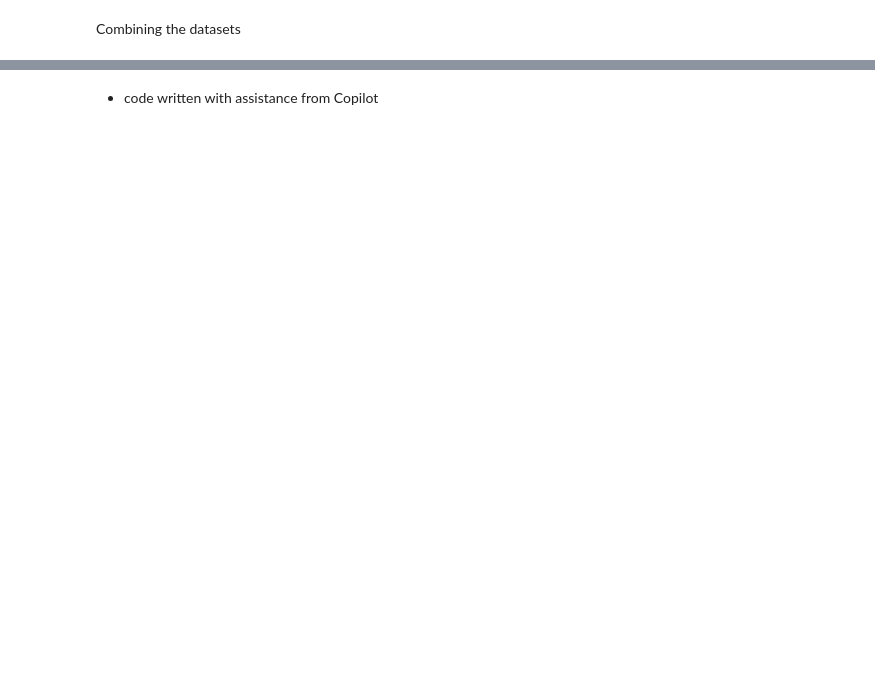
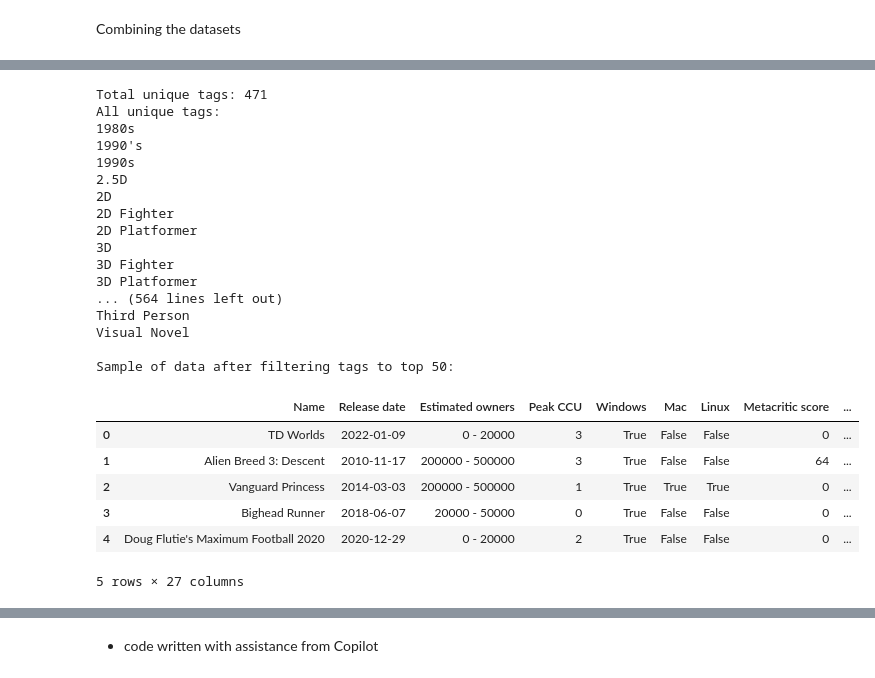
Before and after one commit to markcelemen/stadvdb-mco1, a Jupyter notebook: etl_steamdata.ipynb, the cells around one changed output, grey strips where cells are left out. Saved outputs shown, nothing was run; the diff lists cells and outputs as text; code cells hidden in the pictures; blank space fills up the shorter version.

```diff
--- a/etl_steamdata.ipynb
+++ b/etl_steamdata.ipynb
@@ -574,0 +562,59 @@ with open('Dim_Game_mysql.sql', 'w', encoding='utf-8') as f:
+# %%
+# Check and print unique tags
+def print_unique_tags(df, col_name='Tags'):
+    df['tags_list'] = df[col_name].str.split(',')
+    tags_exploded = df.explode('tags_list')
+    tags_exploded['tags_list'] = tags_exploded['tags_list'].str.strip()
+    unique_tags = tags_exploded['tags_list'].dropna().unique()
+    print("Total unique tags:", len(unique_tags))
+    print("All unique tags:")
+    for tag in sorted(unique_tags):
+        print(tag)
+    return tags_exploded
+
+tags_exploded = print_unique_tags(merged_df)
+
+# Get top 50 most common tags
+top_50_series = tags_exploded['tags_list'].value_counts().head(50)
+top_50_tags = top_50_series.index.tolist()
+print("\nTop 50 most common tags:")
+for tag, count in top_50_series.items():
+    print(f"{tag}: {count}")
+
+merged_df['tags_list'] = merged_df['Tags'].str.split(',')
+merged_df['filtered_tags'] = merged_df['tags_list'].apply(
+    lambda tags: [tag.strip() for tag in tags if tag.strip() in top_50_tags]
+)
+merged_df['filtered_tags'] = merged_df['filtered_tags'].apply(lambda tags: ', '.join(tags))
+merged_df['Tags'] = merged_df['filtered_tags']
+
+print_unique_tags(merged_df)
+merged_df = merged_df.drop(columns=['tags_list', 'filtered_tags'])
+
+print("\nSample of data after filtering tags to top 50:")
+display(merged_df.head())
+# %% [output]
+Total unique tags: 471
+All unique tags:
+1980s
+1990's
+1990s
+2.5D
+2D
+2D Fighter
+2D Platformer
+3D
+3D Fighter
+3D Platformer
+... (564 lines left out)
+Third Person
+Visual Novel
+
+Sample of data after filtering tags to top 50:
+|  | Name | Release date | Estimated owners | Peak CCU | Windows | Mac | Linux | Metacritic score | ... |
+| 0 | TD Worlds | 2022-01-09 | 0 - 20000 | 3 | True | False | False | 0 | ... |
+| 1 | Alien Breed 3: Descent | 2010-11-17 | 200000 - 500000 | 3 | True | False | False | 64 | ... |
+| 2 | Vanguard Princess | 2014-03-03 | 200000 - 500000 | 1 | True | True | True | 0 | ... |
+| 3 | Bighead Runner | 2018-06-07 | 20000 - 50000 | 0 | True | False | False | 0 | ... |
+| 4 | Doug Flutie's Maximum Football 2020 | 2020-12-29 | 0 - 20000 | 2 | True | False | False | 0 | ... |
+5 rows × 27 columns
```
Also changed, not shown: parts of 23 cells of this notebook, 1 other file.
